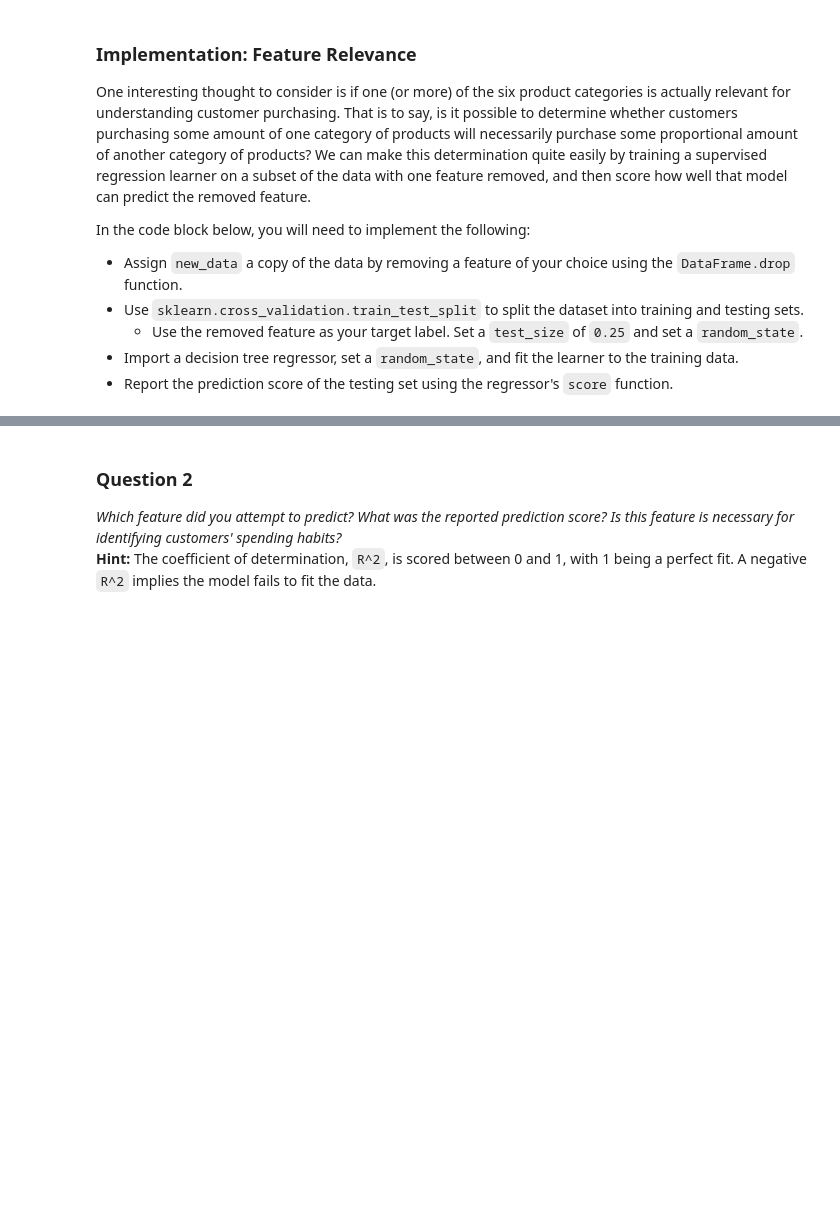
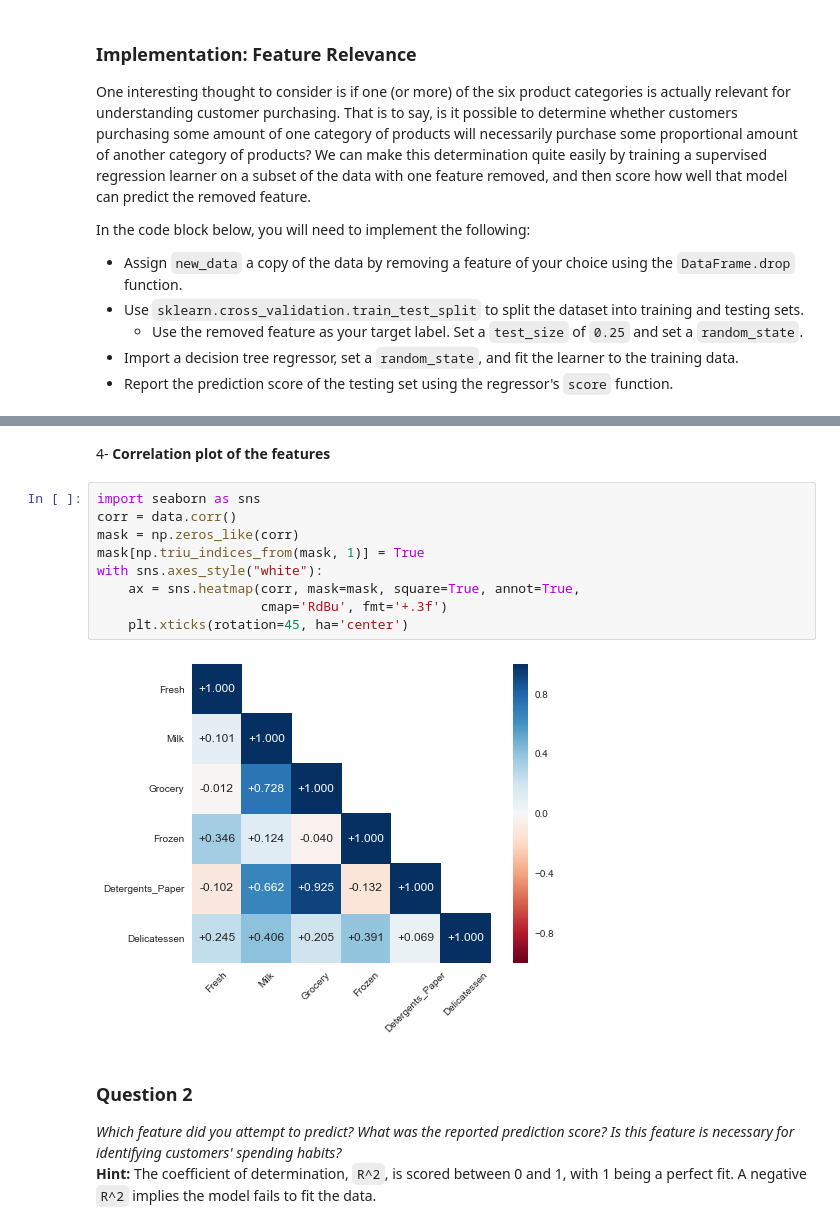
Before and after one commit to bdastmalchi/machine-learning, a Jupyter notebook: projects/creating_customer_segments/customer_segments.ipynb, the cells around one changed output, grey strips where cells are left out. Drawn from its saved outputs; the diff is of its cells as text; blank space fills up the shorter version.

```diff
--- a/projects/creating_customer_segments/customer_segments.ipynb
+++ b/projects/creating_customer_segments/customer_segments.ipynb
@@ -124,3 +171,16 @@ R2 Score for Delicatessen is: -4.43919078671
+# %% [markdown]
+4- **Correlation plot of the features**
+# %%
+import seaborn as sns
+corr = data.corr()
+mask = np.zeros_like(corr)
+mask[np.triu_indices_from(mask, 1)] = True
+with sns.axes_style("white"):
+    ax = sns.heatmap(corr, mask=mask, square=True, annot=True,
+                     cmap='RdBu', fmt='+.3f')
+    plt.xticks(rotation=45, ha='center')
+# %% [output]
+[figure, added]
 # %% [markdown]
 ### Question 2
 *Which feature did you attempt to predict? What was the reported prediction score? Is this feature is necessary for identifying customers' spending habits?*
```
Also changed, not shown: parts of 26 cells of this notebook.
